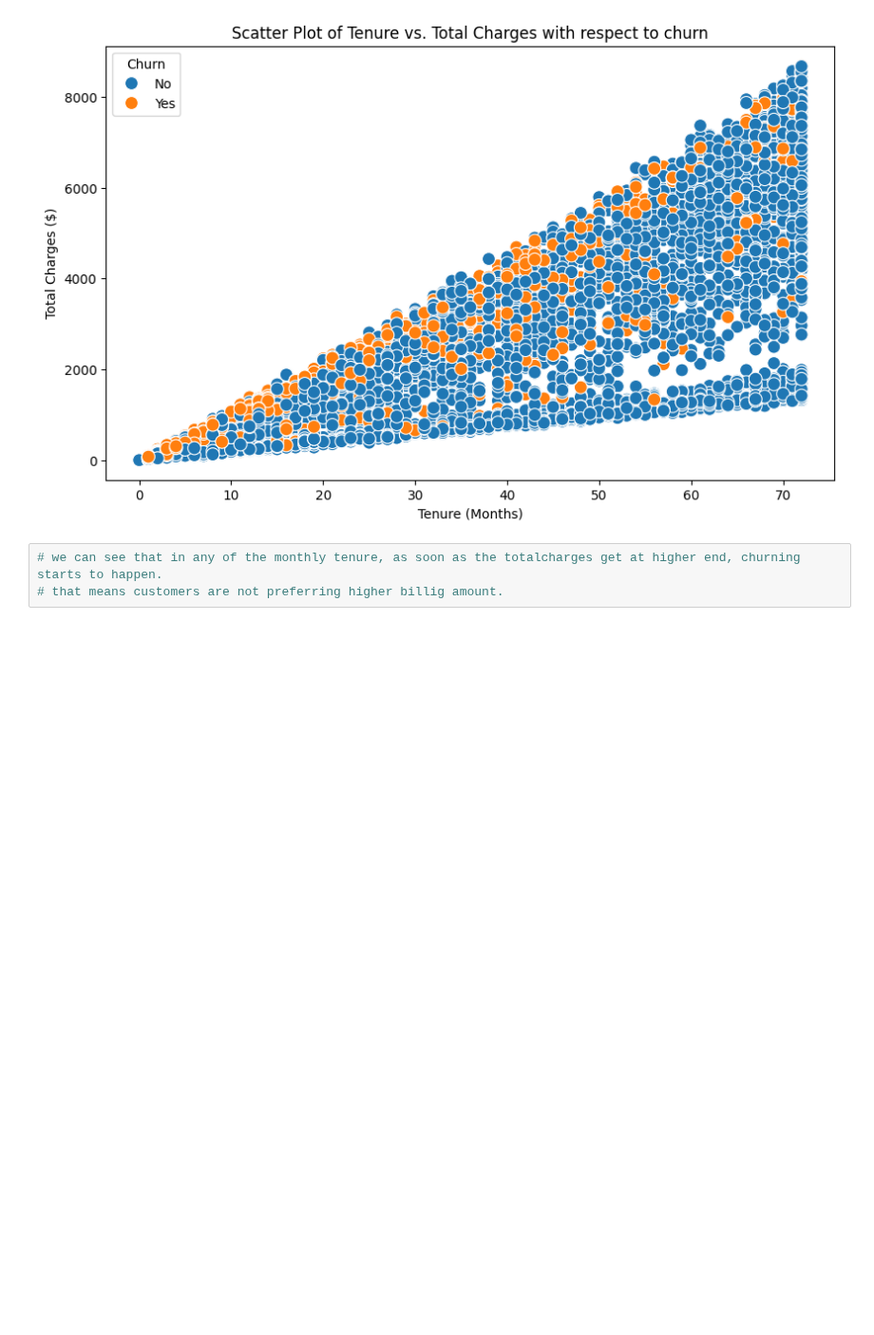
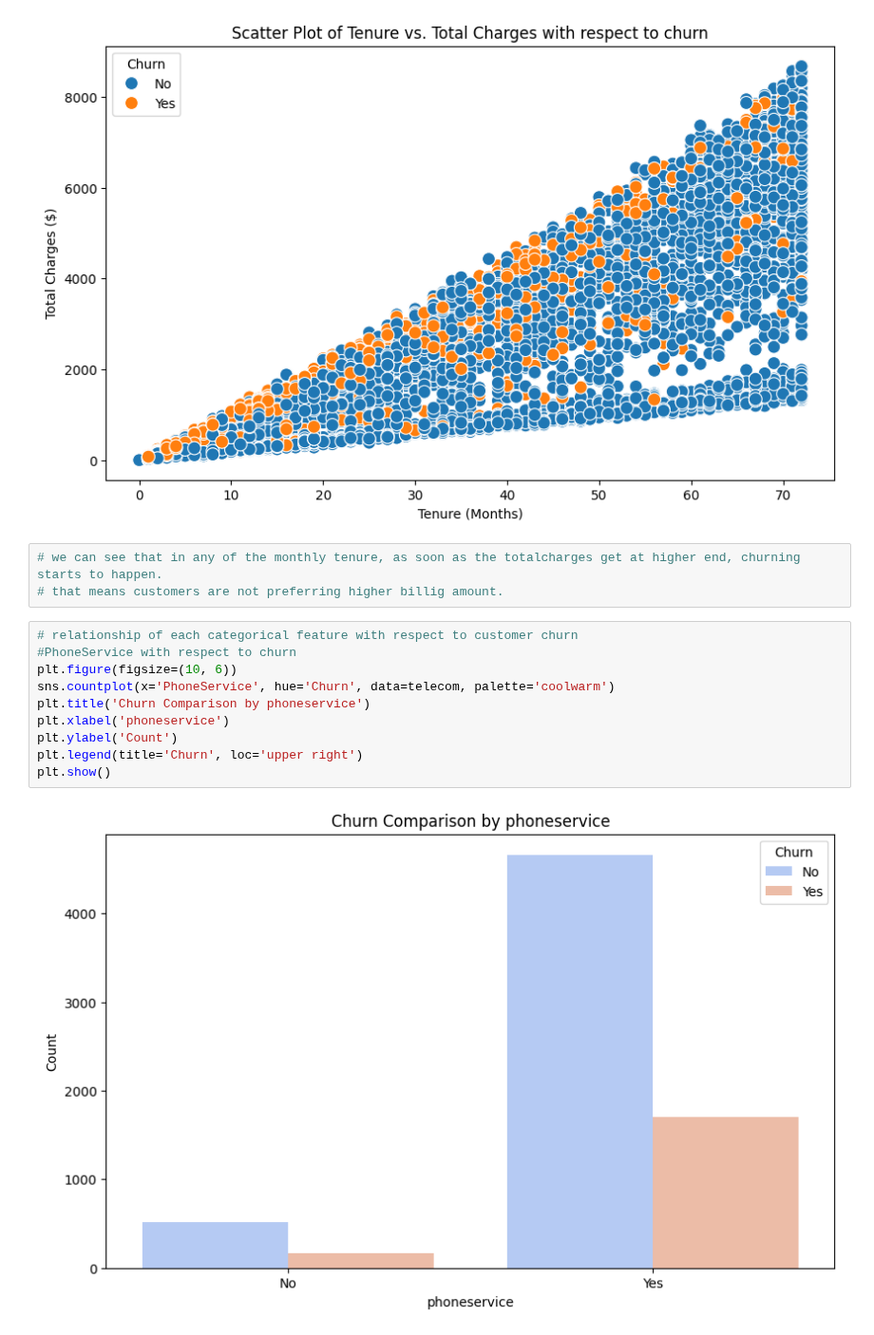
Before and after one commit to Shweta-singh-davv/python-data-science, a Jupyter notebook: Telecom_churn_pickyourtrail_assignment.ipynb, the cells around one changed output. Shown at 95% size. Cells and saved outputs as stored; diff of their text form; blank space fills up the shorter version.

```diff
--- a/Telecom_churn_pickyourtrail_assignment.ipynb
+++ b/Telecom_churn_pickyourtrail_assignment.ipynb
@@ -304,3 +304,15 @@ plt.show()
 # %%
 # we can see that in any of the monthly tenure, as soon as the totalcharges get at higher end, churning starts to happen.
 # that means customers are not preferring higher billig amount.
+# %%
+# relationship of each categorical feature with respect to customer churn
+#PhoneService with respect to churn
+plt.figure(figsize=(10, 6))
+sns.countplot(x='PhoneService', hue='Churn', data=telecom, palette='coolwarm')
+plt.title('Churn Comparison by phoneservice')
+plt.xlabel('phoneservice')
+plt.ylabel('Count')
+plt.legend(title='Churn', loc='upper right')
+plt.show()
+# %% [output]
+[figure, added]
```
Also changed, not shown: parts of 16 cells of this notebook.
